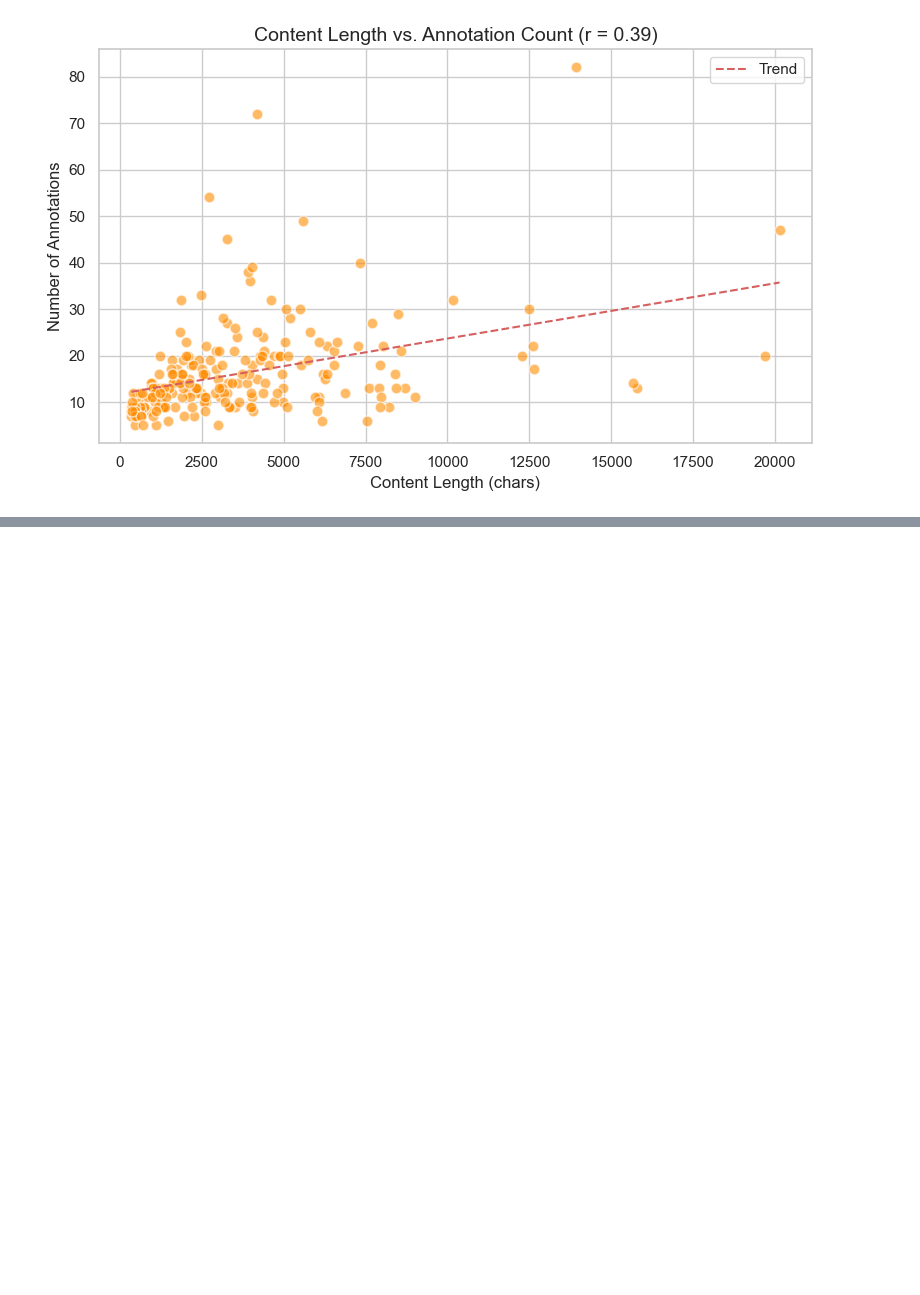
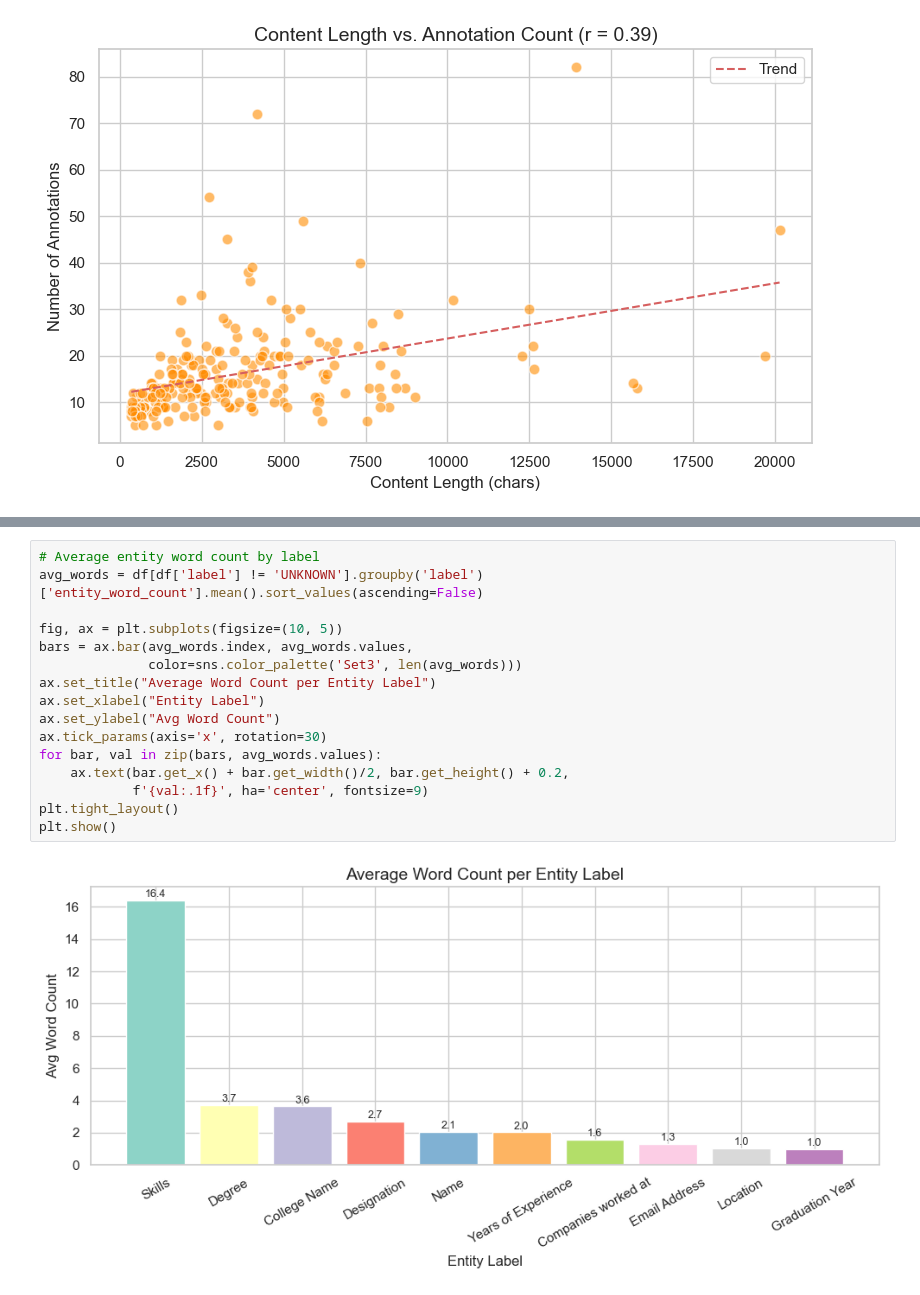
Before and after one commit to michellaprojects/nlp-ner, a Jupyter notebook: notebooks/EDA2.ipynb, the cells around one changed output, grey strips where cells are left out. Cells and saved outputs as stored; diff of their text form; blank space fills up the shorter version.

```diff
--- a/notebooks/EDA2.ipynb
+++ b/notebooks/EDA2.ipynb
@@ -223,0 +245,18 @@ plt.show()
+# %%
+# Average entity word count by label
+avg_words = df[df['label'] != 'UNKNOWN'].groupby('label')['entity_word_count'].mean().sort_values(ascending=False)
+
+fig, ax = plt.subplots(figsize=(10, 5))
+bars = ax.bar(avg_words.index, avg_words.values,
+              color=sns.color_palette('Set3', len(avg_words)))
+ax.set_title("Average Word Count per Entity Label")
+ax.set_xlabel("Entity Label")
+ax.set_ylabel("Avg Word Count")
+ax.tick_params(axis='x', rotation=30)
+for bar, val in zip(bars, avg_words.values):
+    ax.text(bar.get_x() + bar.get_width()/2, bar.get_height() + 0.2,
+            f'{val:.1f}', ha='center', fontsize=9)
+plt.tight_layout()
+plt.show()
+# %% [output]
+[figure, added]
```
Also changed, not shown: parts of 4 cells of this notebook.
